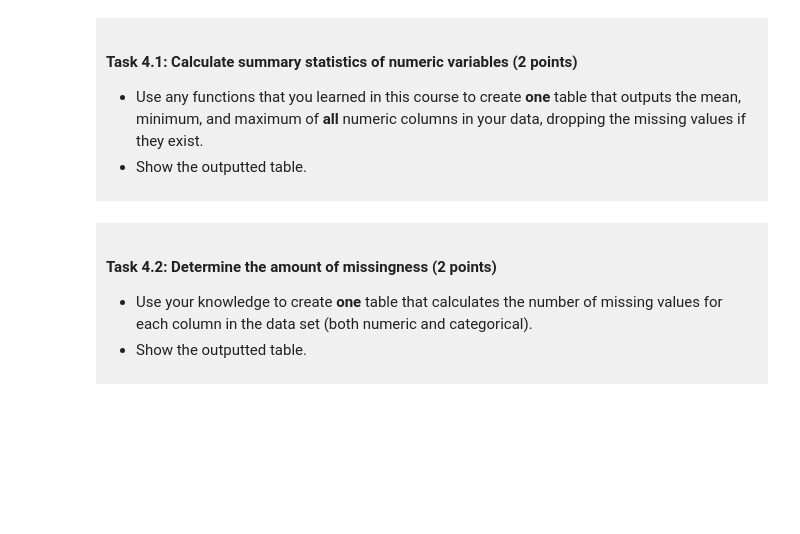
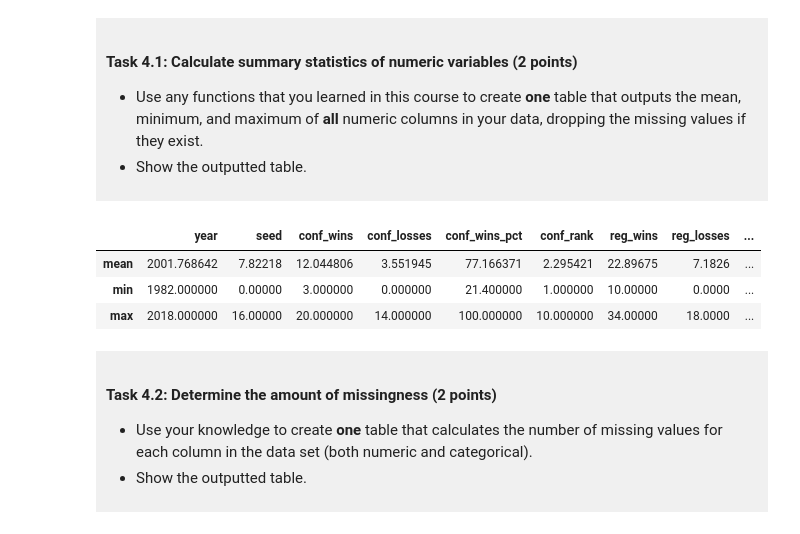
Before and after one commit to raoshuyi5-code/dsci-100-project-Shuyi-Rao, a Jupyter notebook: dsci-100-project-notebook.ipynb, the cells around one changed output. Cells and saved outputs as stored; diff of their text form; code cells hidden in the pictures; blank space fills up the shorter version.

```diff
--- a/dsci-100-project-notebook.ipynb
+++ b/dsci-100-project-notebook.ipynb
@@ -201,7 +203,7 @@ Produce a tidy data set that could be used to answer your research question usin
 </div>
 # %%
 import pandas as pd
-final_four_outcomes = ["top_4_loss","top-2_loss","champion"]
+final_four_outcomes = ["top_4_loss","top_2_loss","champion"]
 df["final_four"] = df["tourney_finish"].isin(final_four_outcomes).astype(int)
 tidy_df = df[["school","year","seed"]]
 tidy_df = tidy_df.dropna()
@@ -242,7 +244,14 @@ You will refine your research question (if needed) and produce a tidy data set.
 
 </div>
 # %%
-### EDIT THIS CODE CELL ###
+
+summary_table = df.select_dtypes(include='number').agg(['mean','min','max'])
+summary_table
+# %% [output]
+|  | year | seed | conf_wins | conf_losses | conf_wins_pct | conf_rank | reg_wins | reg_losses | ... |
+| mean | 2001.768642 | 7.82218 | 12.044806 | 3.551945 | 77.166371 | 2.295421 | 22.89675 | 7.1826 | ... |
+| min | 1982.000000 | 0.00000 | 3.000000 | 0.000000 | 21.400000 | 1.000000 | 10.00000 | 0.0000 | ... |
+| max | 2018.000000 | 16.00000 | 20.000000 | 14.000000 | 100.000000 | 10.000000 | 34.00000 | 18.0000 | ... |
 # %% [markdown]
 <div style="background-color: #f0f0f0; padding: 10px;">
 
```
Also changed, not shown: parts of 10 cells of this notebook.
